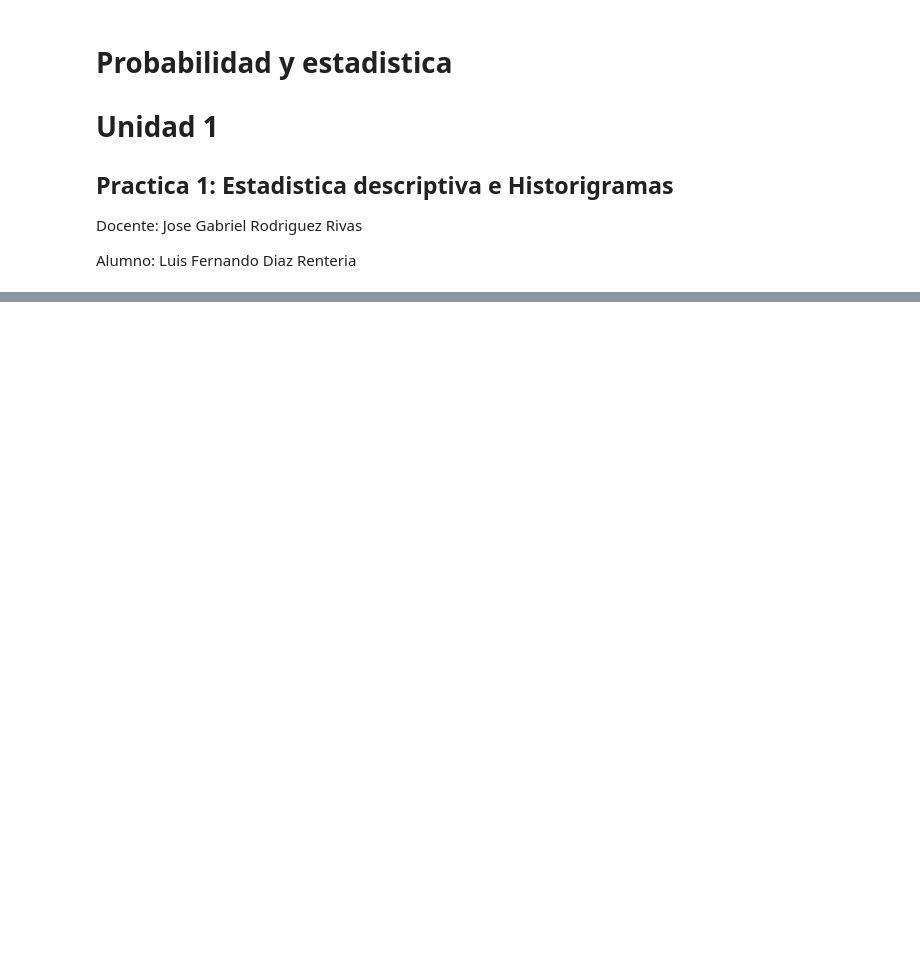
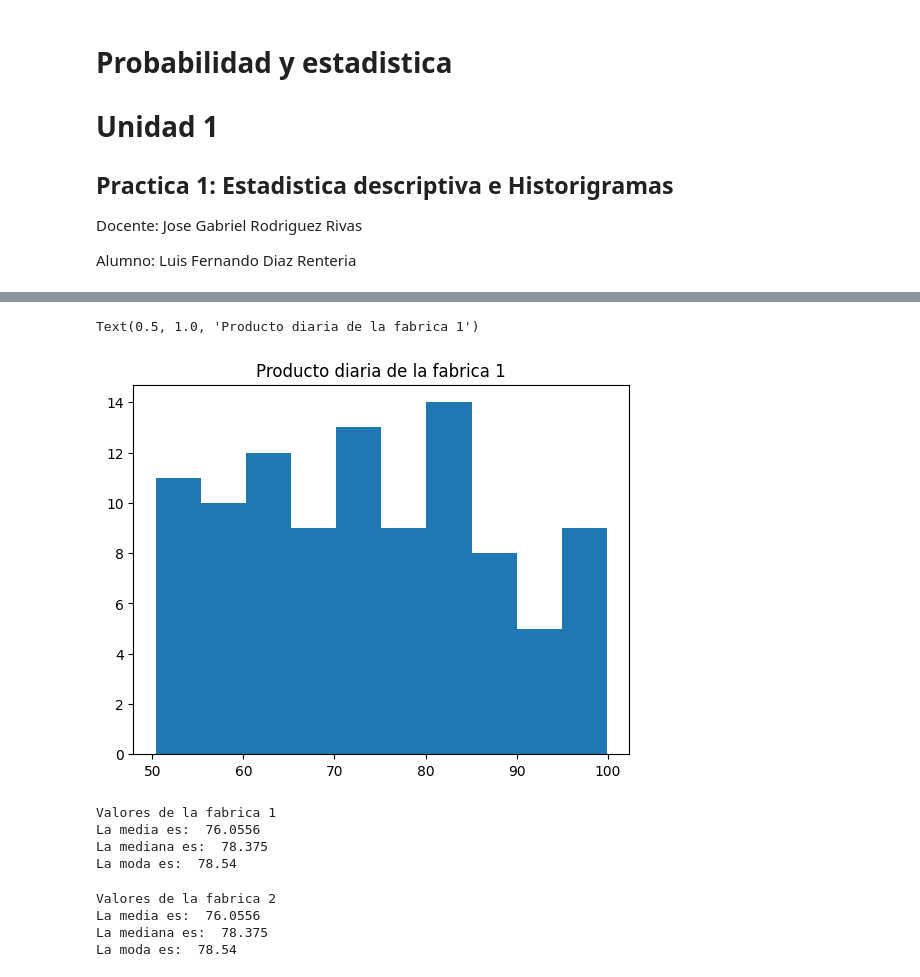
Before and after one commit to f3rch0-dz/probabilidad, a Jupyter notebook: Unidad1/Practica_1.ipynb, the cells around one changed output, grey strips where cells are left out. Saved outputs shown, nothing was run; the diff lists cells and outputs as text; code cells hidden in the pictures; blank space fills up the shorter version.

```diff
--- a/Unidad1/Practica_1.ipynb
+++ b/Unidad1/Practica_1.ipynb
@@ -42,0 +109,6 @@ print(mediana)
+# %%
+fabrica2 = []
+for i in range(100):
+  numero_aleatorio2 = round( random.uniform(70, 100), 2)
+  fabrica2.append(numero_aleatorio2)
+print(fabrica2)
@@ -42,0 +126,34 @@ print(mediana)
+# %%
+plt.hist(fabrica2)
+plt.title("Producto diaria de la fabrica 1")
+# %% [output]
+Text(0.5, 1.0, 'Producto diaria de la fabrica 1')
+[figure, added]
+# %%
+media1 = mean(fabrica1)
+mediana1 = median(fabrica1)
+moda1 = mode(fabrica1)
+
+print("Valores de la fabrica 1")
+print("La media es: ", media1)
+print("La mediana es: ", mediana1)
+print("La moda es: ", moda1)
+# %% [output]
+Valores de la fabrica 1
+La media es:  76.0556
+La mediana es:  78.375
+La moda es:  78.54
+# %%
+media2 = mean(fabrica1)
+mediana2 = median(fabrica1)
+moda2 = mode(fabrica1)
+
+print("Valores de la fabrica 2")
+print("La media es: ", media2)
+print("La mediana es: ", mediana2)
+print("La moda es: ", moda2)
+# %% [output]
+Valores de la fabrica 2
+La media es:  76.0556
+La mediana es:  78.375
+La moda es:  78.54
```
Also changed, not shown: parts of 18 cells of this notebook.
